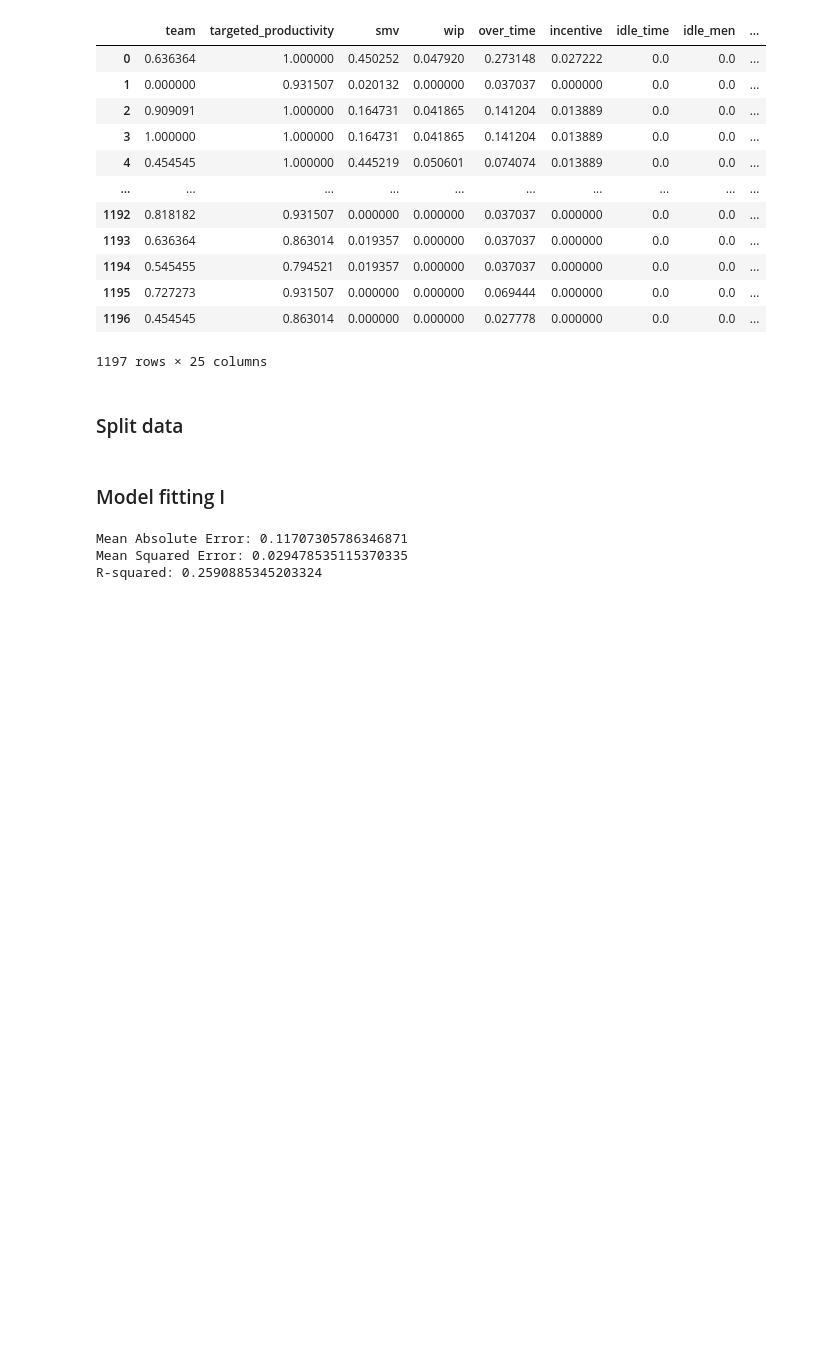
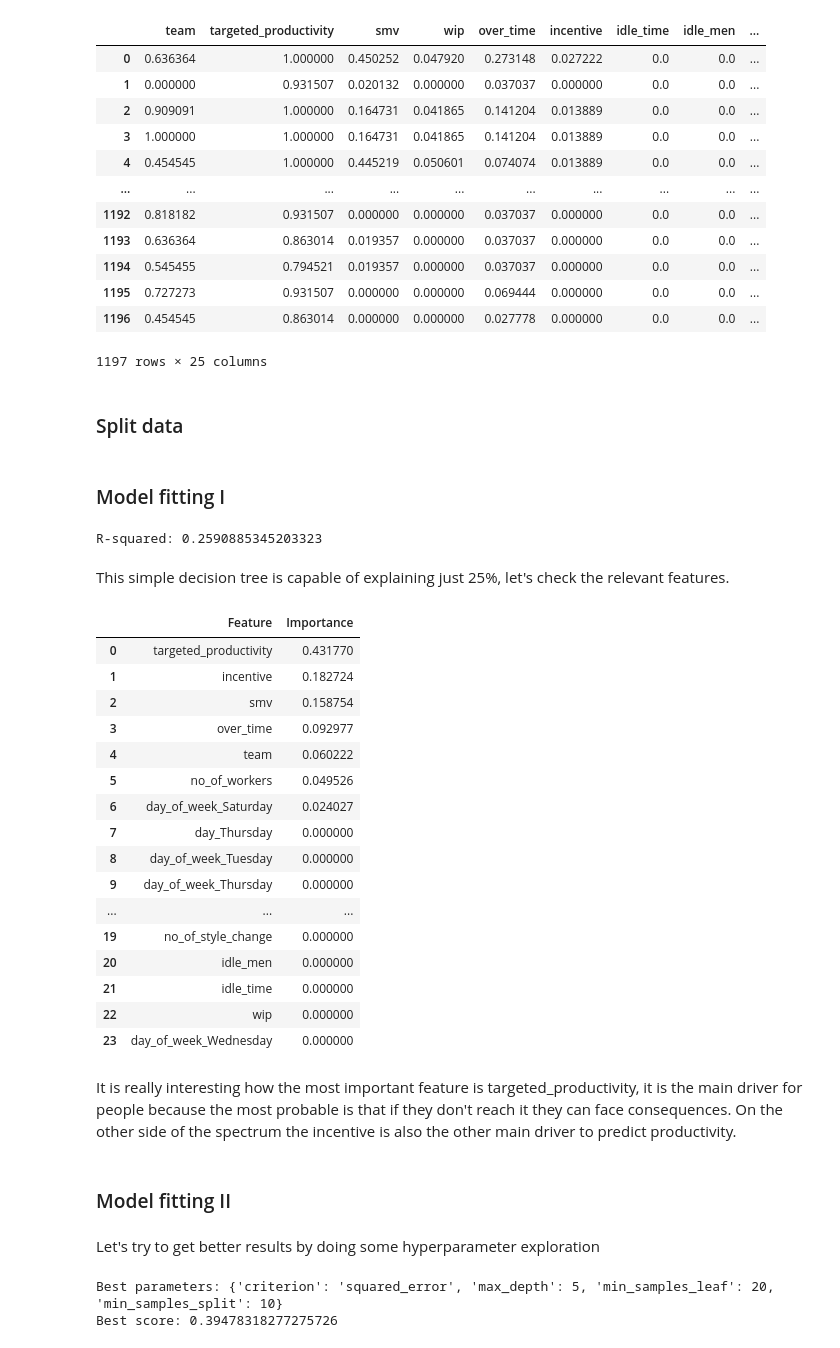
Before and after one commit to 1Elral4/Employee-Productivity-Predictor-with-Trees, a Jupyter notebook: productivity_predictor.ipynb, the cells around one changed output. Cells and saved outputs as stored; diff of their text form; code cells hidden in the pictures; blank space fills up the shorter version.

Commit message:
Perform model fitting I and II

```diff
--- a/productivity_predictor.ipynb
+++ b/productivity_predictor.ipynb
@@ -268,11 +270,64 @@ dtr_model1.fit(X_train, y_train)
 
 y_pred_model1 = dtr_model1.predict(X_test)
 
-
-print("Mean Absolute Error:", mean_absolute_error(y_test, y_pred_model1))
-print("Mean Squared Error:", mean_squared_error(y_test, y_pred_model1))
 print("R-squared:", r2_score(y_test, y_pred_model1))
 # %% [output]
-Mean Absolute Error: 0.11707305786346871
-Mean Squared Error: 0.029478535115370335
-R-squared: 0.2590885345203324
+R-squared: 0.2590885345203323
+# %% [markdown]
+This simple decision tree is capable of explaining just 25%, let's check the relevant features.
+# %%
+feature_names = X.columns
+feature_importances = dtr_model1.feature_importances_
+
+df_importances = pd.DataFrame({
+    'Feature': feature_names,
+    'Importance': feature_importances
+})
+
+df_importances = df_importances.sort_values(by='Importance', ascending=False).reset_index(drop=True)
+df_importances
+# %% [output]
+|  | Feature | Importance |
+| 0 | targeted_productivity | 0.431770 |
+| 1 | incentive | 0.182724 |
+| 2 | smv | 0.158754 |
+| 3 | over_time | 0.092977 |
+| 4 | team | 0.060222 |
+| 5 | no_of_workers | 0.049526 |
+| 6 | day_of_week_Saturday | 0.024027 |
+| 7 | day_Thursday | 0.000000 |
+| 8 | day_of_week_Tuesday | 0.000000 |
+| 9 | day_of_week_Thursday | 0.000000 |
+| ... | ... | ... |
+| 19 | no_of_style_change | 0.000000 |
+| 20 | idle_men | 0.000000 |
+| 21 | idle_time | 0.000000 |
+| 22 | wip | 0.000000 |
+| 23 | day_of_week_Wednesday | 0.000000 |
+# %% [markdown]
+It is really interesting how the most important feature is targeted_productivity, it is the main driver for people because the most probable is that if they don't reach it they can face consequences. On the other side of the spectrum the incentive is also the other main driver to predict productivity.
+# %% [markdown]
+### Model fitting II
+# %% [markdown]
+Let's try to get better results by doing some hyperparameter exploration
+# %%
+params = {
+    'criterion': ['squared_error', 'friedman_mse', 'absolute_error'],
+    'max_depth': [3, 5 , 7],
+    'min_samples_split': [2, 5, 10, 20],
+    'min_samples_leaf': [1, 10, 20, 25, 50],
+
+}
+
+
+gs = GridSearchCV(DecisionTreeRegressor(), param_grid=params)
+gs.fit(X_train, y_train)
+
+best_params = gs.best_params_
+best_score = gs.best_score_
+
+print(f"Best parameters: {best_params}")
+print(f"Best score: {best_score}")
+# %% [output]
+Best parameters: {'criterion': 'squared_error', 'max_depth': 5, 'min_samples_leaf': 20, 'min_samples_split': 10}
+Best score: 0.39478318277275726
```
Also changed, not shown: parts of 6 cells of this notebook.
